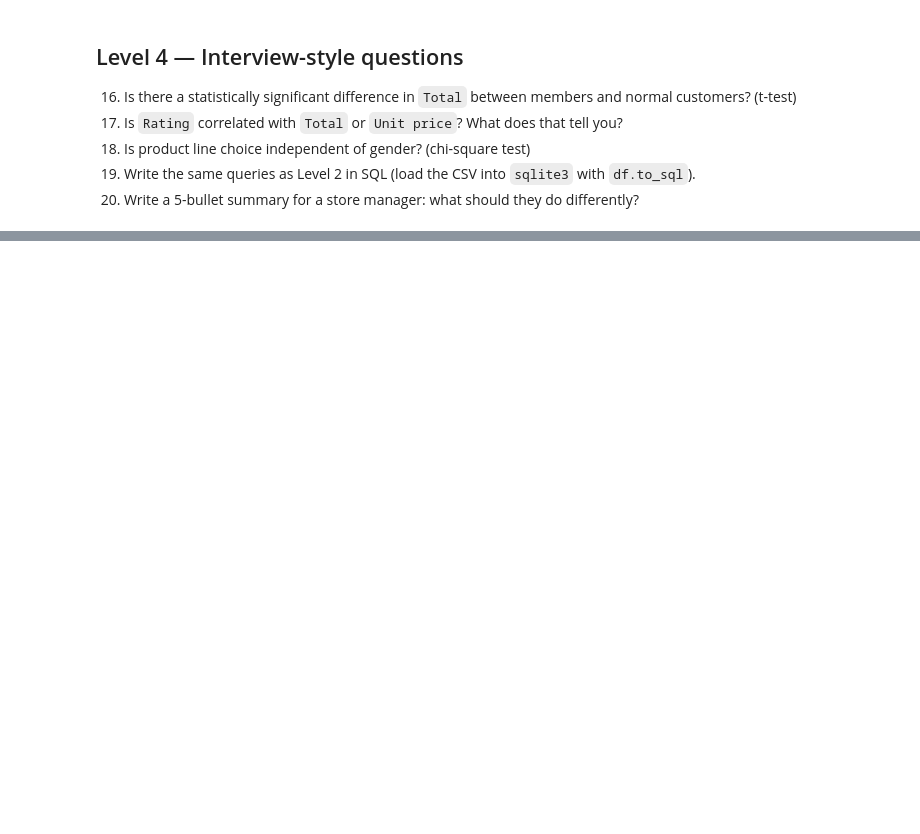
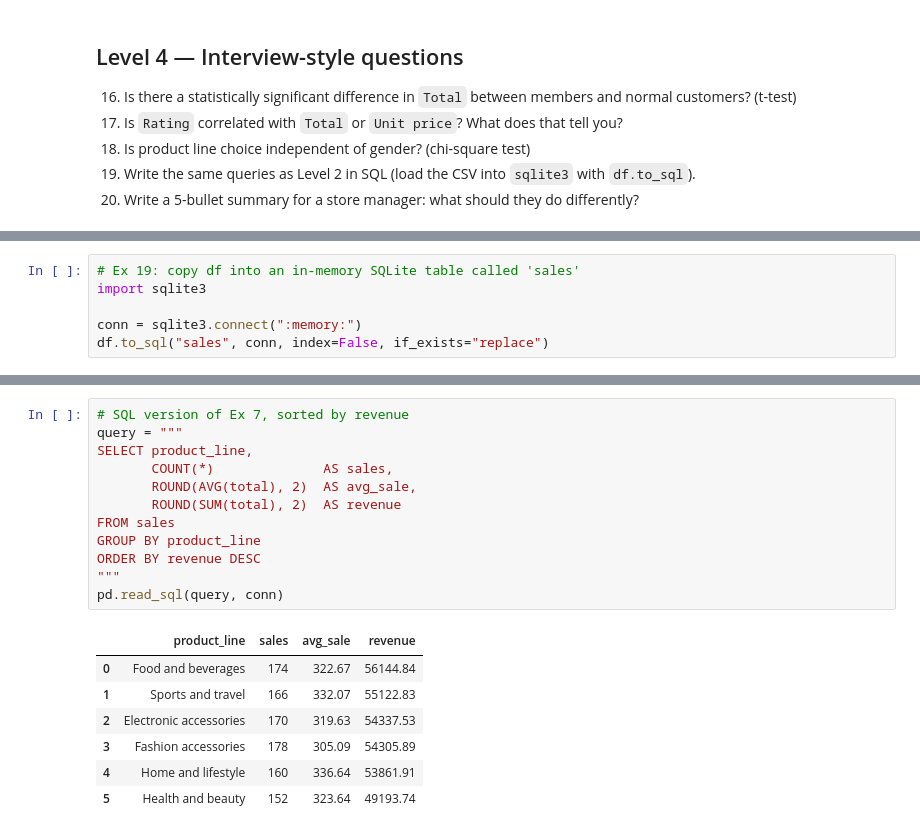
Before and after one commit to Talibdev27/supermarket-sales-analysis, a Jupyter notebook: practice.ipynb, the cells around one changed output, grey strips where cells are left out. Drawn from its saved outputs; the diff is of its cells as text; blank space fills up the shorter version.

```diff
--- a/practice.ipynb
+++ b/practice.ipynb
@@ -510,0 +610,6 @@ heat.style.background_gradient(cmap="Reds", axis=None).format("{:.0f}")
+# %%
+# Ex 19: copy df into an in-memory SQLite table called 'sales'
+import sqlite3
+
+conn = sqlite3.connect(":memory:")
+df.to_sql("sales", conn, index=False, if_exists="replace")
@@ -510,0 +631,20 @@ heat.style.background_gradient(cmap="Reds", axis=None).format("{:.0f}")
+# %%
+# SQL version of Ex 7, sorted by revenue
+query = """
+SELECT product_line,
+       COUNT(*)              AS sales,
+       ROUND(AVG(total), 2)  AS avg_sale,
+       ROUND(SUM(total), 2)  AS revenue
+FROM sales
+GROUP BY product_line
+ORDER BY revenue DESC
+"""
+pd.read_sql(query, conn)
+# %% [output]
+|  | product_line | sales | avg_sale | revenue |
+| 0 | Food and beverages | 174 | 322.67 | 56144.84 |
+| 1 | Sports and travel | 166 | 332.07 | 55122.83 |
+| 2 | Electronic accessories | 170 | 319.63 | 54337.53 |
+| 3 | Fashion accessories | 178 | 305.09 | 54305.89 |
+| 4 | Home and lifestyle | 160 | 336.64 | 53861.91 |
+| 5 | Health and beauty | 152 | 323.64 | 49193.74 |
```
Also changed, not shown: parts of 53 cells of this notebook.
